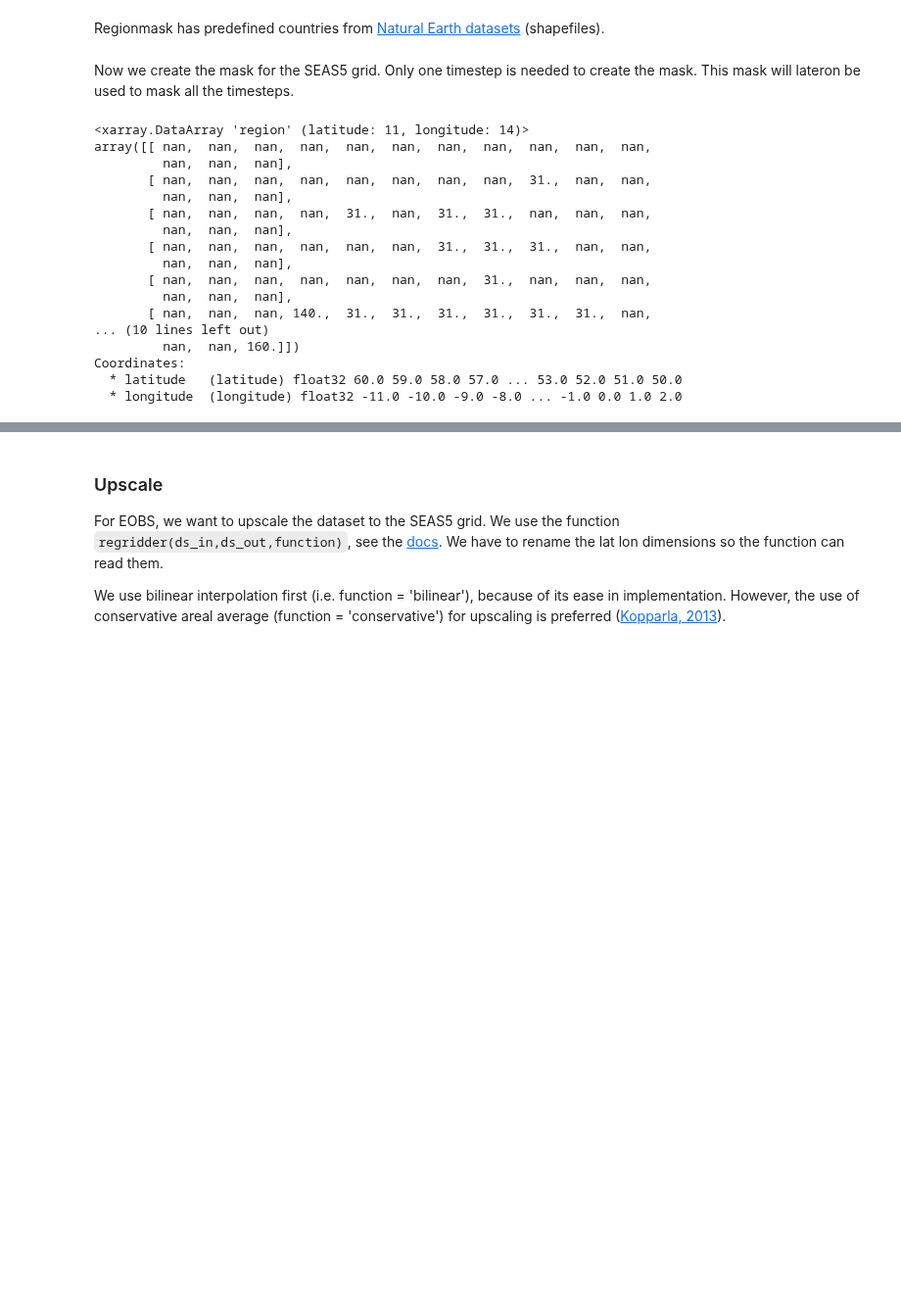
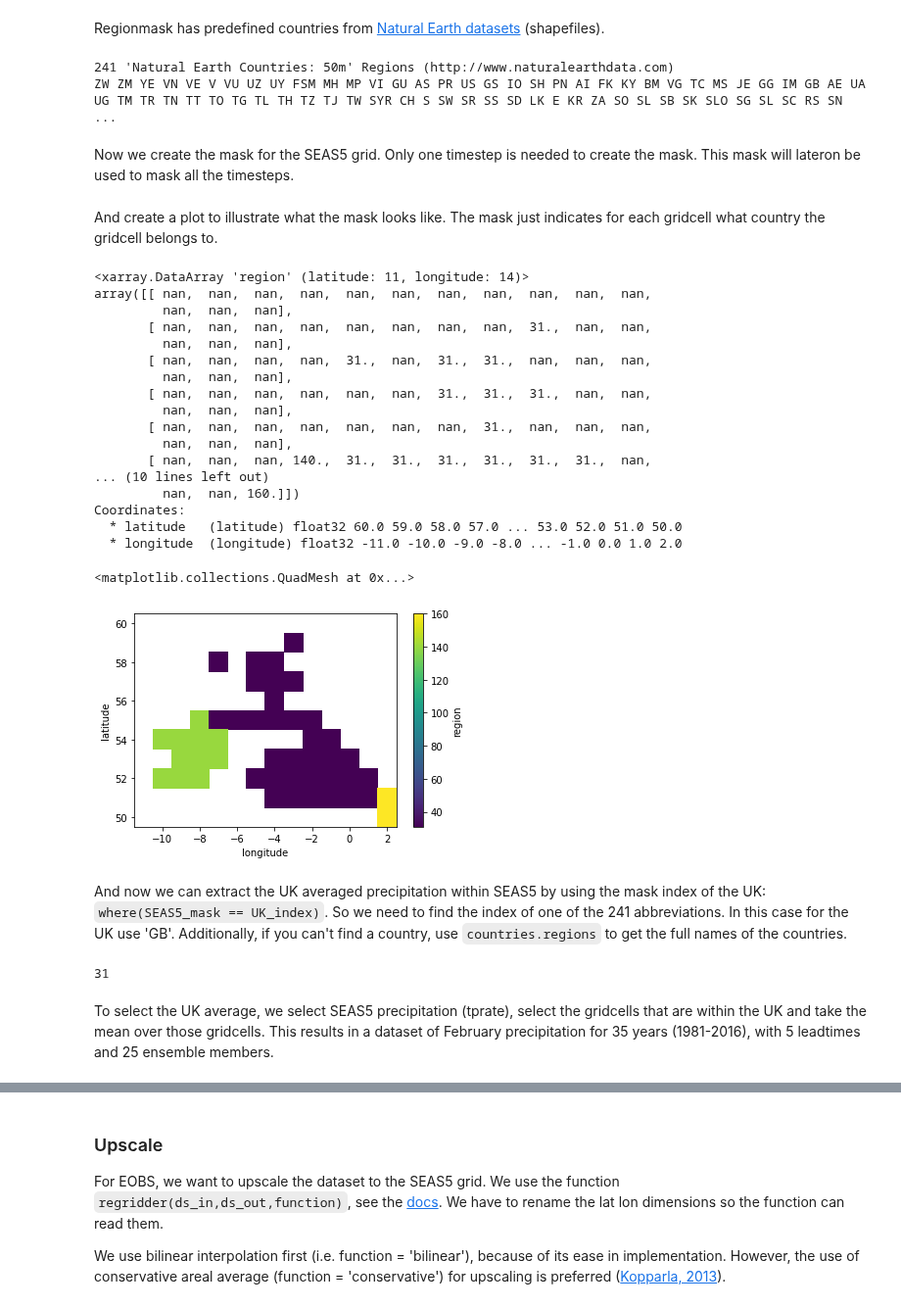
Before and after one commit to ECMWFCode4Earth/UNSEEN-open, a Jupyter notebook: doc/Notebooks/2.Preprocess/2.3Upscale.ipynb, the cells around one changed output, grey strips where cells are left out. Shown at 98% size. Cells and saved outputs as stored; diff of their text form; code cells hidden in the pictures; blank space fills up the shorter version.

```diff
--- a/doc/Notebooks/2.Preprocess/2.3Upscale.ipynb
+++ b/doc/Notebooks/2.Preprocess/2.3Upscale.ipynb
@@ -75,28 +77,47 @@ Here we load the countries and create a mask for SEAS5 and for EOBS.
 Regionmask has predefined countries from [Natural Earth datasets](http://www.naturalearthdata.com) (shapefiles).
 # %%
 countries = regionmask.defined_regions.natural_earth.countries_50
+countries
+# %% [output]
+241 'Natural Earth Countries: 50m' Regions (http://www.naturalearthdata.com)
+ZW ZM YE VN VE V VU UZ UY FSM MH MP VI GU AS PR US GS IO SH PN AI FK KY BM VG TC MS JE GG IM GB AE UA UG TM TR TN TT TO TG TL TH TZ TJ TW SYR CH S SW SR SS SD LK E KR ZA SO SL SB SK SLO SG SL SC RS SN ...
 # %% [markdown]
 Now we create the mask for the SEAS5 grid. Only one timestep is needed to create the mask. This mask will lateron be used to mask all the timesteps.
 # %%
 SEAS5_mask = countries.mask(SEAS5.sel(leadtime=2, number=0, time='1982'),
                             lon_name='longitude',
                             lat_name='latitude')
-SEAS5_mask
-# %% [output]
-<xarray.DataArray 'region' (latitude: 11, longitude: 14)>
-array([[ nan,  nan,  nan,  nan,  nan,  nan,  nan,  nan,  nan,  nan,  nan,
-         nan,  nan,  nan],
-       [ nan,  nan,  nan,  nan,  nan,  nan,  nan,  nan,  31.,  nan,  nan,
-         nan,  nan,  nan],
-       [ nan,  nan,  nan,  nan,  31.,  nan,  31.,  31.,  nan,  nan,  nan,
-         nan,  nan,  nan],
-       [ nan,  nan,  nan,  nan,  nan,  nan,  31.,  31.,  31.,  nan,  nan,
-         nan,  nan,  nan],
-       [ nan,  nan,  nan,  nan,  nan,  nan,  nan,  31.,  nan,  nan,  nan,
-         nan,  nan,  nan],
-       [ nan,  nan,  nan, 140.,  31.,  31.,  31.,  31.,  31.,  31.,  nan,
-... (10 lines left out)
-         nan,  nan, 160.]])
-Coordinates:
-  * latitude   (latitude) float32 60.0 59.0 58.0 57.0 ... 53.0 52.0 51.0 50.0
-  * longitude  (longitude) float32 -11.0 -10.0 -9.0 -8.0 ... -1.0 0.0 1.0 2.0
+# %% [markdown]
+And create a plot to illustrate what the mask looks like. The mask just indicates for each gridcell what country the gridcell belongs to.
+# %%
+SEAS5_mask
+SEAS5_mask.plot()
+# %% [output]
+<xarray.DataArray 'region' (latitude: 11, longitude: 14)>
+array([[ nan,  nan,  nan,  nan,  nan,  nan,  nan,  nan,  nan,  nan,  nan,
+         nan,  nan,  nan],
+       [ nan,  nan,  nan,  nan,  nan,  nan,  nan,  nan,  31.,  nan,  nan,
+         nan,  nan,  nan],
+       [ nan,  nan,  nan,  nan,  31.,  nan,  31.,  31.,  nan,  nan,  nan,
+         nan,  nan,  nan],
+       [ nan,  nan,  nan,  nan,  nan,  nan,  31.,  31.,  31.,  nan,  nan,
+         nan,  nan,  nan],
+       [ nan,  nan,  nan,  nan,  nan,  nan,  nan,  31.,  nan,  nan,  nan,
+         nan,  nan,  nan],
+       [ nan,  nan,  nan, 140.,  31.,  31.,  31.,  31.,  31.,  31.,  nan,
+... (10 lines left out)
+         nan,  nan, 160.]])
+Coordinates:
+  * latitude   (latitude) float32 60.0 59.0 58.0 57.0 ... 53.0 52.0 51.0 50.0
+  * longitude  (longitude) float32 -11.0 -10.0 -9.0 -8.0 ... -1.0 0.0 1.0 2.0
+<matplotlib.collections.QuadMesh at 0x...>
+[figure, added]
+# %% [markdown]
+And now we can extract the UK averaged precipitation within SEAS5 by using the mask index of the UK: `where(SEAS5_mask == UK_index)`.
+So we need to find the index of one of the 241 abbreviations. In this case for the UK use 'GB'. Additionally, if you can't find a country, use `countries.regions` to get the full names of the countries.
+# %%
+countries.abbrevs.index('GB')
+# %% [output]
+31
+# %% [markdown]
+To select the UK average, we select SEAS5 precipitation (tprate), select the gridcells that are within the UK and take the mean over those gridcells. This results in a dataset of February precipitation for 35 years (1981-2016), with 5 leadtimes and 25 ensemble members.
```
Also changed, not shown: parts of 16 cells of this notebook, 4 other files.
